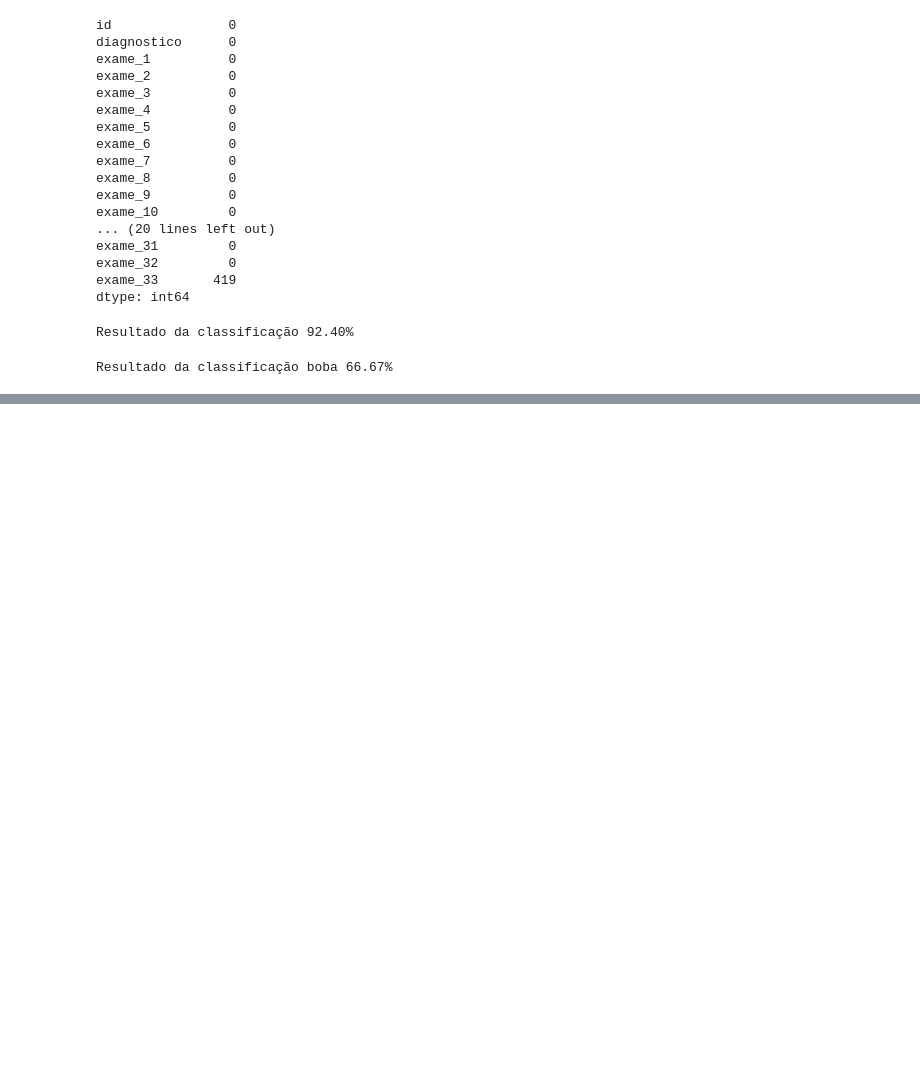
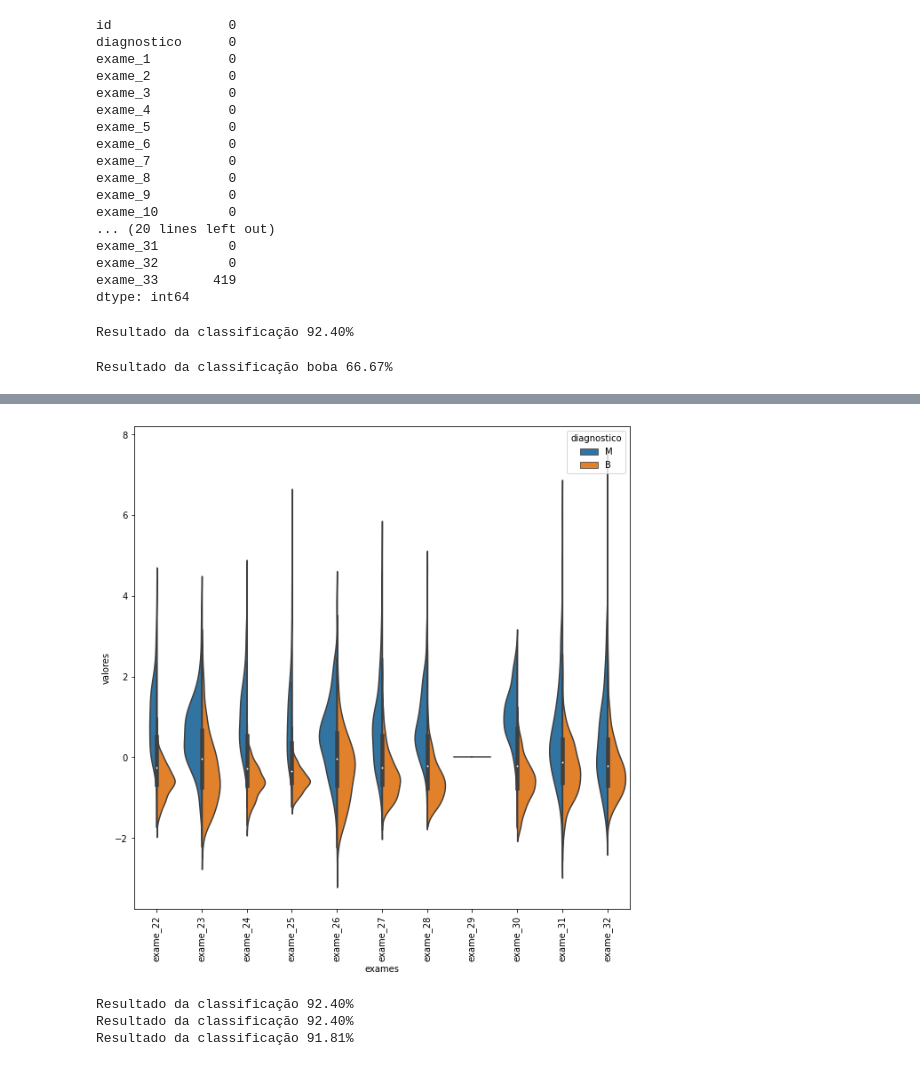
Before and after one commit to OseiasBeu/Data-Science, a Jupyter notebook: PrevisaoDeCancer.ipynb, the cells around one changed output, grey strips where cells are left out. Drawn from its saved outputs; the diff is of its cells as text; code cells hidden in the pictures; blank space fills up the shorter version.

```diff
--- a/PrevisaoDeCancer.ipynb
+++ b/PrevisaoDeCancer.ipynb
@@ -99,0 +152,4 @@ Resultado da classificação boba 66.67%
+# %%
+grafico_violino(valores_exames_v2, 21,32)
+# %% [output]
+[figure, added]
@@ -99,0 +168,8 @@ Resultado da classificação boba 66.67%
+# %%
+classificar(valores_exames_v1)
+classificar(valores_exames_v2)
+classificar(valores_exames_v3)
+# %% [output]
+Resultado da classificação 92.40%
+Resultado da classificação 92.40%
+Resultado da classificação 91.81%
```
Also changed, not shown: parts of 15 cells of this notebook.
